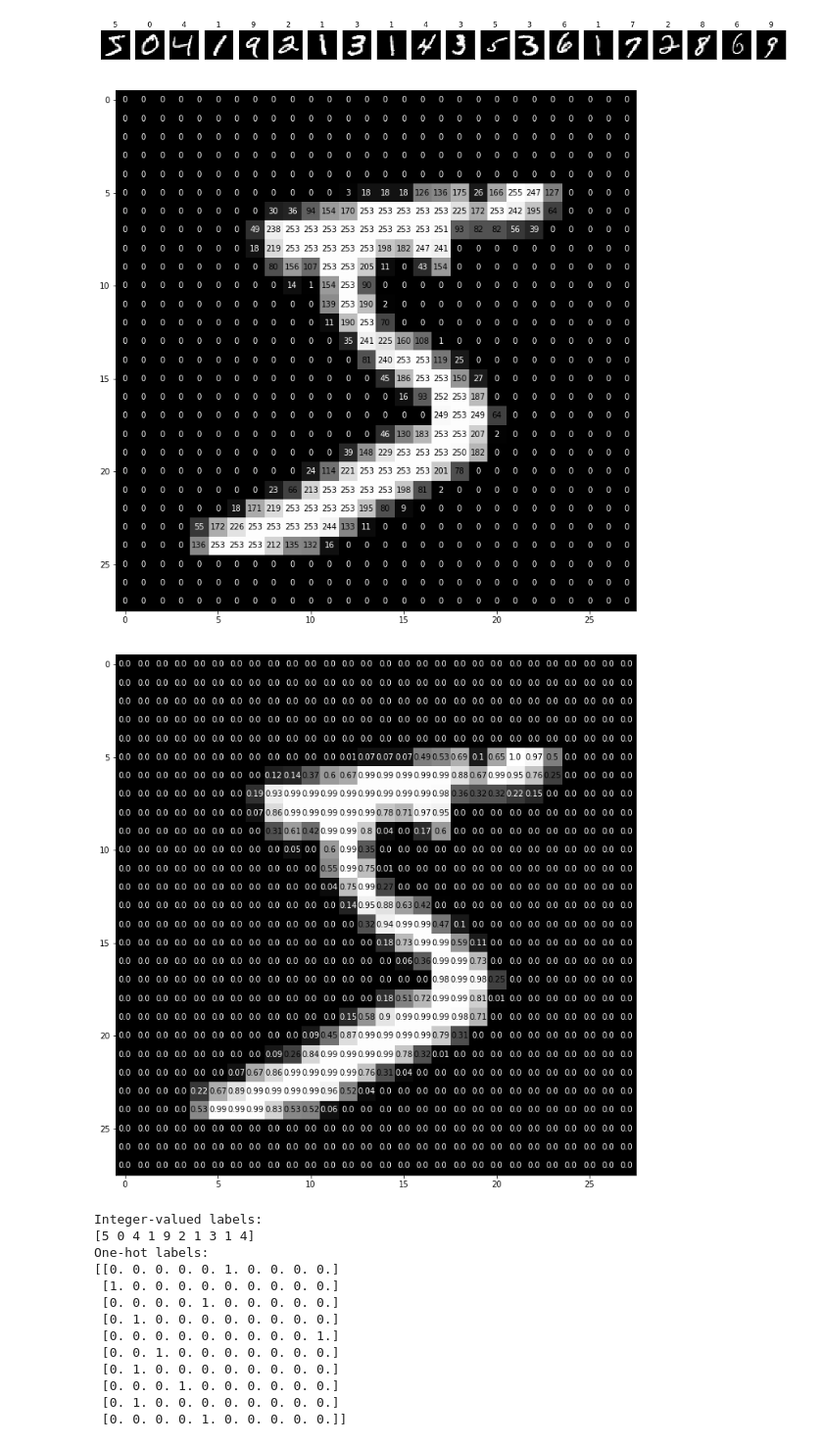
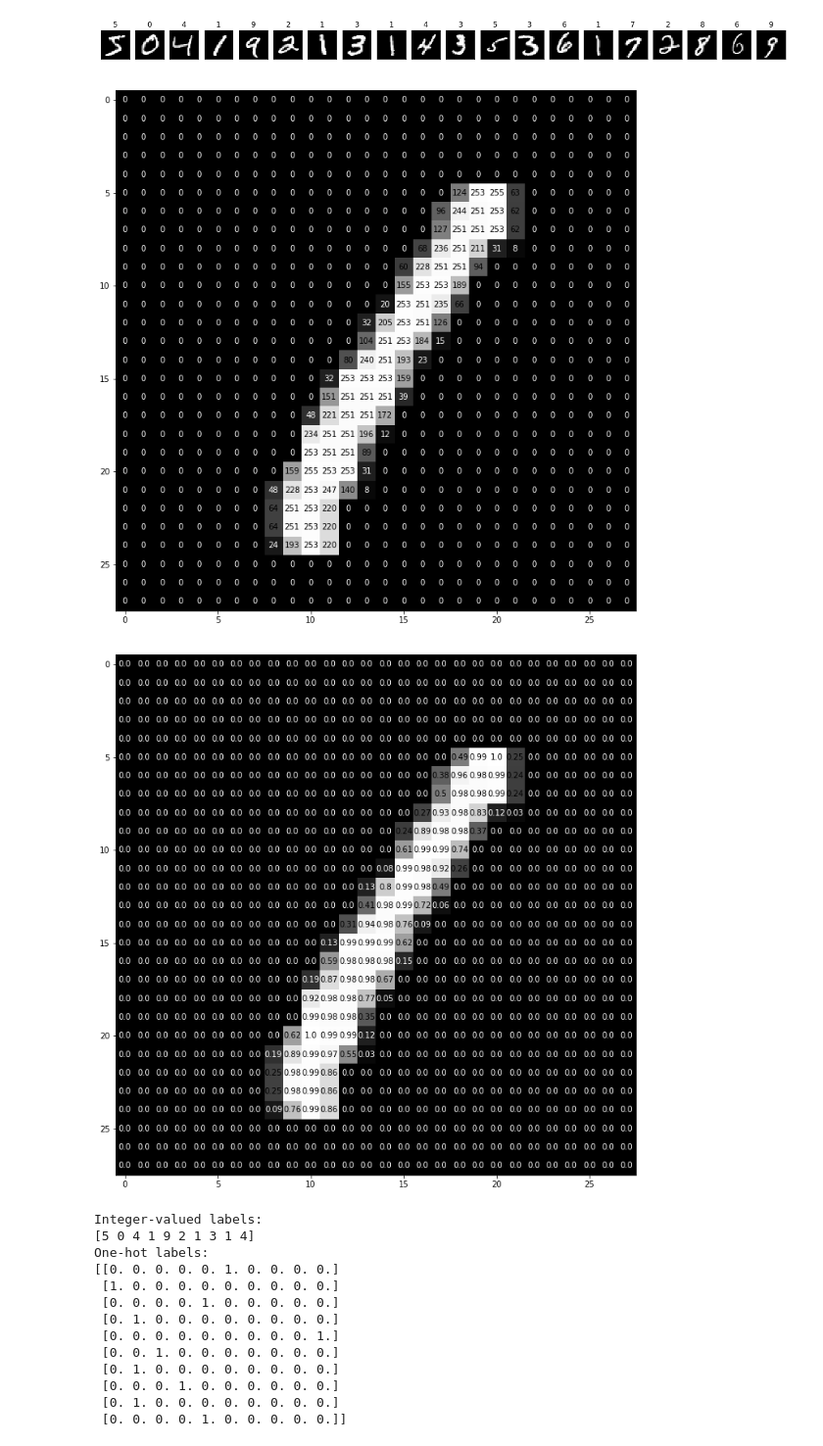
Before and after one commit to MonideepDe/Digit-Identification-By-Images, a Jupyter notebook: Digit Identification Using Neural Networks (MLP).ipynb, the cells around one changed output. Shown at 98% size. Cells and saved outputs as stored; diff of their text form; code cells hidden in the pictures.

```diff
--- a/Digit Identification Using Neural Networks (MLP).ipynb
+++ b/Digit Identification Using Neural Networks (MLP).ipynb
@@ -25,20 +24,20 @@ for i in range(20):
 # %%
 def visualize_input(img, ax):
     ax.imshow(img, cmap='gray')
     width, height = img.shape
     thresh = img.max()/4.5
     for x in range(width):
         for y in range(height):
             ax.annotate(str(round(img[x][y],2)), xy=(y,x),
                         horizontalalignment='center',
                         verticalalignment='center',
                         color='white' if img[x][y]<thresh else 'black')
 
 fig = plt.figure(figsize = (12,12))
 ax = fig.add_subplot(111)
-visualize_input(X_train[0], ax)
+visualize_input(X_train[3], ax)
 # %% [output]
-[figure, old version]
+[figure, new version]
 # %%
 # rescale [0,255] --> [0,1]
 X_train = X_train.astype('float32')/255
@@ -46,9 +45,9 @@ X_test = X_test.astype('float32')/255
 # %%
 fig = plt.figure(figsize = (12,12))
 ax = fig.add_subplot(111)
-visualize_input(X_train[0], ax)
+visualize_input(X_train[3], ax)
 # %% [output]
-[figure, old version]
+[figure, new version]
 # %%
 from keras.utils import np_utils
 
```
Also changed, not shown: parts of 27 cells of this notebook, 9 other files.
